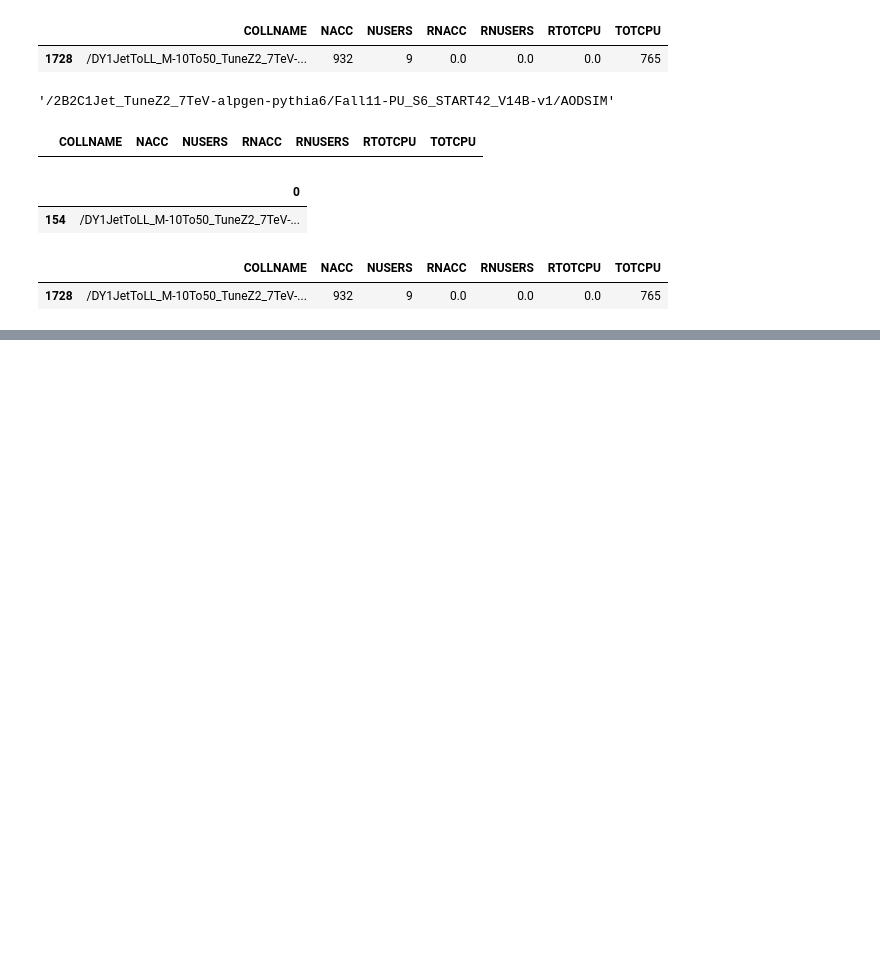
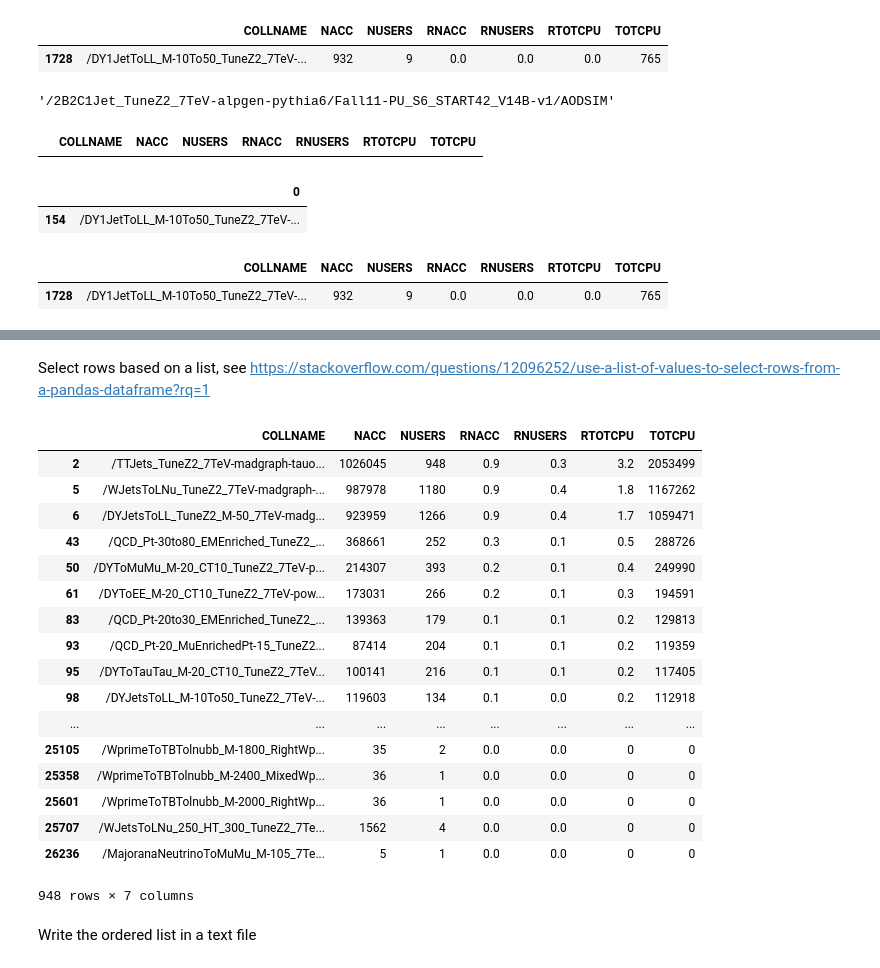
Before and after one commit to katilp/cms-data-popularity, a Jupyter notebook: compare-data-popularity.ipynb, the cells around one changed output, grey strips where cells are left out. Drawn from its saved outputs; the diff is of its cells as text; code cells hidden in the pictures; blank space fills up the shorter version.

```diff
--- a/compare-data-popularity.ipynb
+++ b/compare-data-popularity.ipynb
@@ -157,0 +161,3 @@ new_df.loc[new_df['COLLNAME'] == datasets[0][154]]
+# %%
+datalist = datasets[0].values.tolist()
+datalist
@@ -157,0 +182,25 @@ new_df.loc[new_df['COLLNAME'] == datasets[0][154]]
+# %% [markdown]
+Select rows based on a list, see https://stackoverflow.com/questions/12096252/use-a-list-of-values-to-select-rows-from-a-pandas-dataframe?rq=1
+# %%
+new_df[new_df['COLLNAME'].isin(datalist)]
+# %% [output]
+|  | COLLNAME | NACC | NUSERS | RNACC | RNUSERS | RTOTCPU | TOTCPU |
+| 2 | /TTJets_TuneZ2_7TeV-madgraph-tauo... | 1026045 | 948 | 0.9 | 0.3 | 3.2 | 2053499 |
+| 5 | /WJetsToLNu_TuneZ2_7TeV-madgraph-... | 987978 | 1180 | 0.9 | 0.4 | 1.8 | 1167262 |
+| 6 | /DYJetsToLL_TuneZ2_M-50_7TeV-madg... | 923959 | 1266 | 0.9 | 0.4 | 1.7 | 1059471 |
+| 43 | /QCD_Pt-30to80_EMEnriched_TuneZ2_... | 368661 | 252 | 0.3 | 0.1 | 0.5 | 288726 |
+| 50 | /DYToMuMu_M-20_CT10_TuneZ2_7TeV-p... | 214307 | 393 | 0.2 | 0.1 | 0.4 | 249990 |
+| 61 | /DYToEE_M-20_CT10_TuneZ2_7TeV-pow... | 173031 | 266 | 0.2 | 0.1 | 0.3 | 194591 |
+| 83 | /QCD_Pt-20to30_EMEnriched_TuneZ2_... | 139363 | 179 | 0.1 | 0.1 | 0.2 | 129813 |
+| 93 | /QCD_Pt-20_MuEnrichedPt-15_TuneZ2... | 87414 | 204 | 0.1 | 0.1 | 0.2 | 119359 |
+| 95 | /DYToTauTau_M-20_CT10_TuneZ2_7TeV... | 100141 | 216 | 0.1 | 0.1 | 0.2 | 117405 |
+| 98 | /DYJetsToLL_M-10To50_TuneZ2_7TeV-... | 119603 | 134 | 0.1 | 0.0 | 0.2 | 112918 |
+| ... | ... | ... | ... | ... | ... | ... | ... |
+| 25105 | /WprimeToTBTolnubb_M-1800_RightWp... | 35 | 2 | 0.0 | 0.0 | 0 | 0 |
+| 25358 | /WprimeToTBTolnubb_M-2400_MixedWp... | 36 | 1 | 0.0 | 0.0 | 0 | 0 |
+| 25601 | /WprimeToTBTolnubb_M-2000_RightWp... | 36 | 1 | 0.0 | 0.0 | 0 | 0 |
+| 25707 | /WJetsToLNu_250_HT_300_TuneZ2_7Te... | 1562 | 4 | 0.0 | 0.0 | 0 | 0 |
+| 26236 | /MajoranaNeutrinoToMuMu_M-105_7Te... | 5 | 1 | 0.0 | 0.0 | 0 | 0 |
+948 rows × 7 columns
+# %% [markdown]
+Write the ordered list in a text file
```
Also changed, not shown: parts of 5 cells of this notebook.
